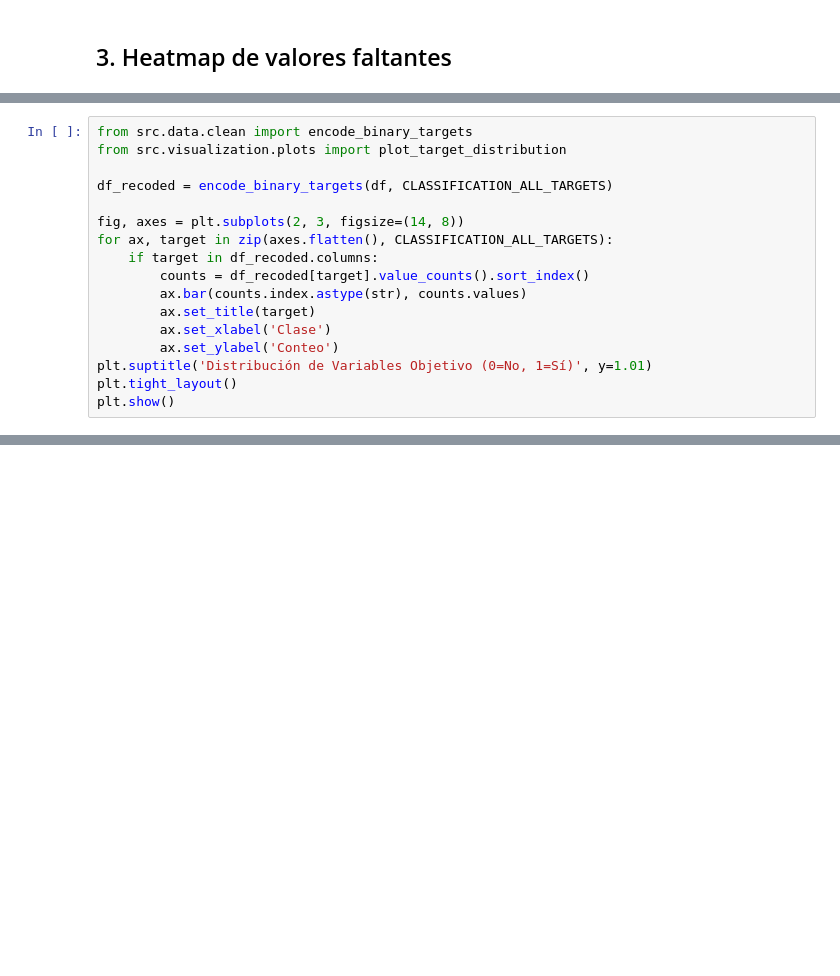
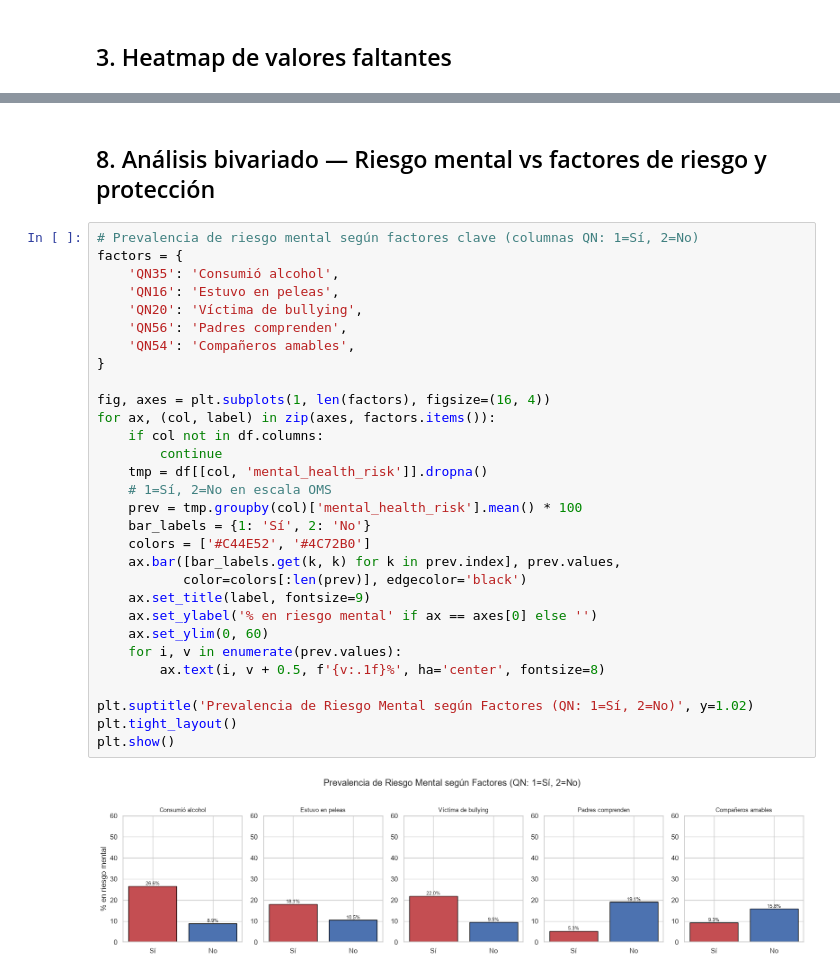
Before and after one commit to daiv05/model-risk-factors-adolescents-sv-2013, a Jupyter notebook: notebooks/01_data_exploration.ipynb, the cells around one changed output, grey strips where cells are left out. Cells and saved outputs as stored; diff of their text form; blank space fills up the shorter version.

```diff
--- a/notebooks/01_data_exploration.ipynb
+++ b/notebooks/01_data_exploration.ipynb
@@ -50,17 +87,0 @@ plt.show()
-# %%
-from src.data.clean import encode_binary_targets
-from src.visualization.plots import plot_target_distribution
-
-df_recoded = encode_binary_targets(df, CLASSIFICATION_ALL_TARGETS)
-
-fig, axes = plt.subplots(2, 3, figsize=(14, 8))
-for ax, target in zip(axes.flatten(), CLASSIFICATION_ALL_TARGETS):
-    if target in df_recoded.columns:
-        counts = df_recoded[target].value_counts().sort_index()
-        ax.bar(counts.index.astype(str), counts.values)
-        ax.set_title(target)
-        ax.set_xlabel('Clase')
-        ax.set_ylabel('Conteo')
-plt.suptitle('Distribución de Variables Objetivo (0=No, 1=Sí)', y=1.01)
-plt.tight_layout()
-plt.show()
@@ -75,0 +232,34 @@ plt.show()
+# %% [markdown]
+## 8. Análisis bivariado — Riesgo mental vs factores de riesgo y protección
+# %%
+# Prevalencia de riesgo mental según factores clave (columnas QN: 1=Sí, 2=No)
+factors = {
+    'QN35': 'Consumió alcohol',
+    'QN16': 'Estuvo en peleas',
+    'QN20': 'Víctima de bullying',
+    'QN56': 'Padres comprenden',
+    'QN54': 'Compañeros amables',
+}
+
+fig, axes = plt.subplots(1, len(factors), figsize=(16, 4))
+for ax, (col, label) in zip(axes, factors.items()):
+    if col not in df.columns:
+        continue
+    tmp = df[[col, 'mental_health_risk']].dropna()
+    # 1=Sí, 2=No en escala OMS
+    prev = tmp.groupby(col)['mental_health_risk'].mean() * 100
+    bar_labels = {1: 'Sí', 2: 'No'}
+    colors = ['#C44E52', '#4C72B0']
+    ax.bar([bar_labels.get(k, k) for k in prev.index], prev.values,
+           color=colors[:len(prev)], edgecolor='black')
+    ax.set_title(label, fontsize=9)
+    ax.set_ylabel('% en riesgo mental' if ax == axes[0] else '')
+    ax.set_ylim(0, 60)
+    for i, v in enumerate(prev.values):
+        ax.text(i, v + 0.5, f'{v:.1f}%', ha='center', fontsize=8)
+
+plt.suptitle('Prevalencia de Riesgo Mental según Factores (QN: 1=Sí, 2=No)', y=1.02)
+plt.tight_layout()
+plt.show()
+# %% [output]
+[figure, added]
```
Also changed, not shown: parts of 21 cells of this notebook, 34 other files.
